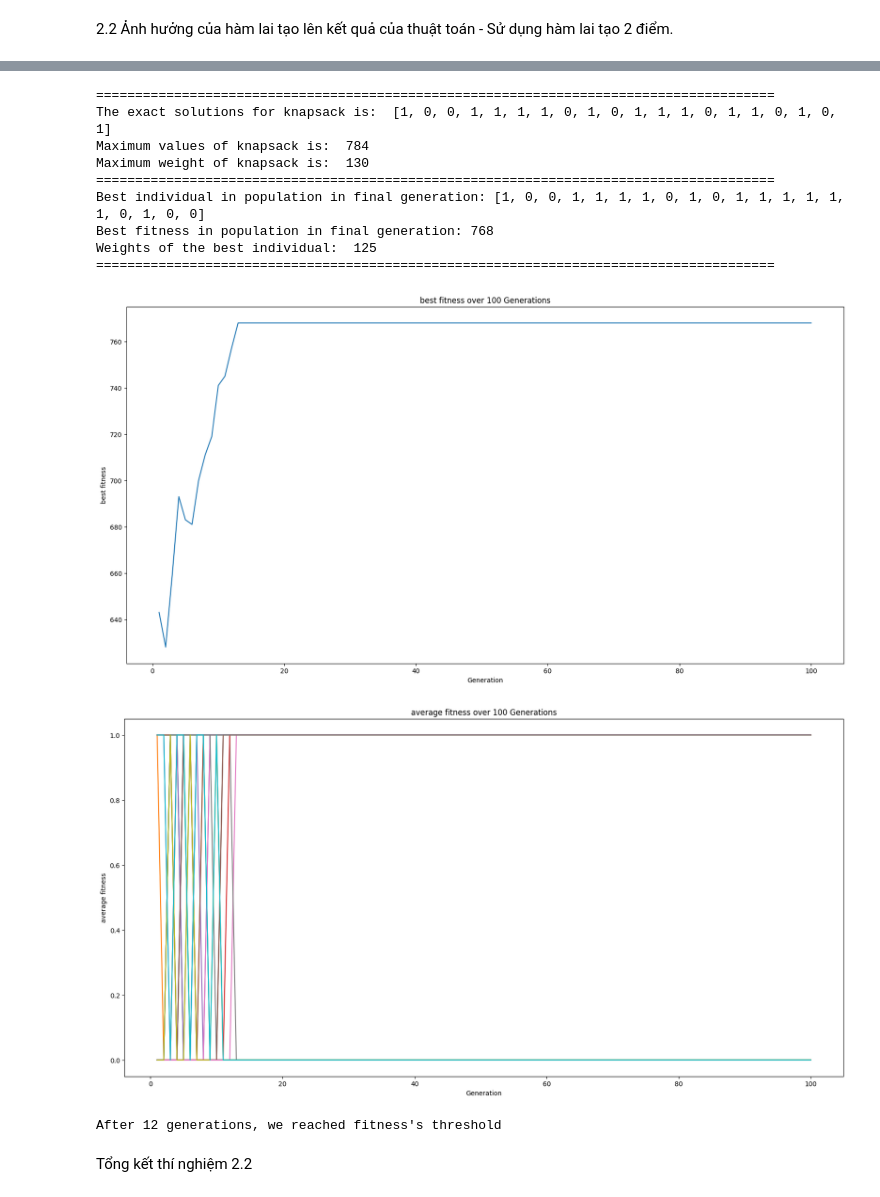
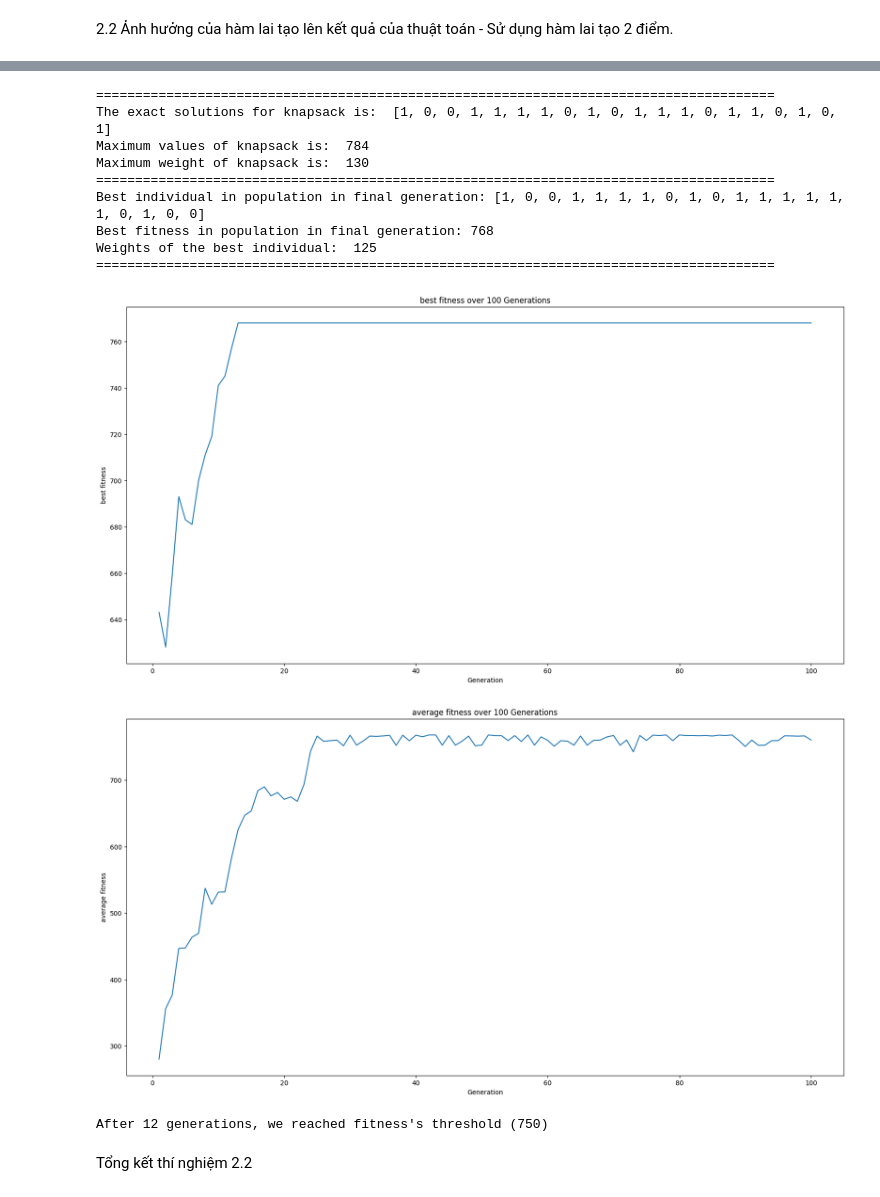
Before and after one commit to ngnquanq/AI_Final, a Jupyter notebook: AI_Final.ipynb, the cells around one changed output, grey strips where cells are left out. Cells and saved outputs as stored; diff of their text form; code cells hidden in the pictures.

```diff
--- a/AI_Final.ipynb
+++ b/AI_Final.ipynb
@@ -881,22 +902,22 @@ def run_genetic_algorithm_doublecross(initial_population, max_generations):
 # %%
 random.seed(42)
 final_population_2_2_double, best_individual_crossover_double = run_genetic_algorithm_doublecross(population,num_generations)
 plot_best_fit(best_fitness_double_cross, num_generations)
-plot_avg_fit(best_fitness_double_cross, num_generations)
+plot_avg_fit(avg_fitness_double_cross, num_generations)
 convergence_rate(best_fitness_double_cross,750)
 # %% [output]
 =======================================================================================
 The exact solutions for knapsack is:  [1, 0, 0, 1, 1, 1, 1, 0, 1, 0, 1, 1, 1, 0, 1, 1, 0, 1, 0, 1]
 Maximum values of knapsack is:  784
 Maximum weight of knapsack is:  130
 =======================================================================================
 Best individual in population in final generation: [1, 0, 0, 1, 1, 1, 1, 0, 1, 0, 1, 1, 1, 1, 1, 1, 0, 1, 0, 0]
 Best fitness in population in final generation: 768
 Weights of the best individual:  125
 =======================================================================================
 [figure]
-[figure, old version]
+[figure, new version]
-After 12 generations, we reached fitness's threshold
+After 12 generations, we reached fitness's threshold (750)
 # %% [markdown]
 Tổng kết thí nghiệm 2.2
 # %%
```
Also changed, not shown: parts of 15 cells of this notebook.
